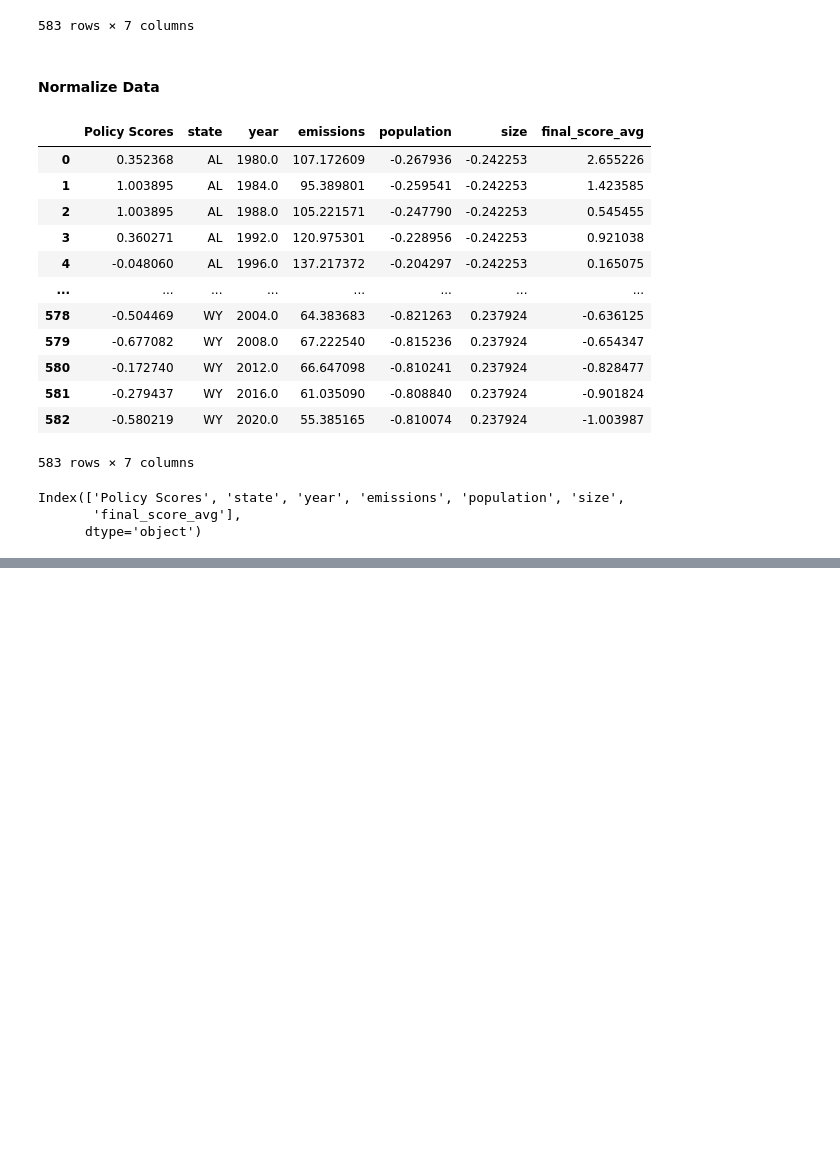
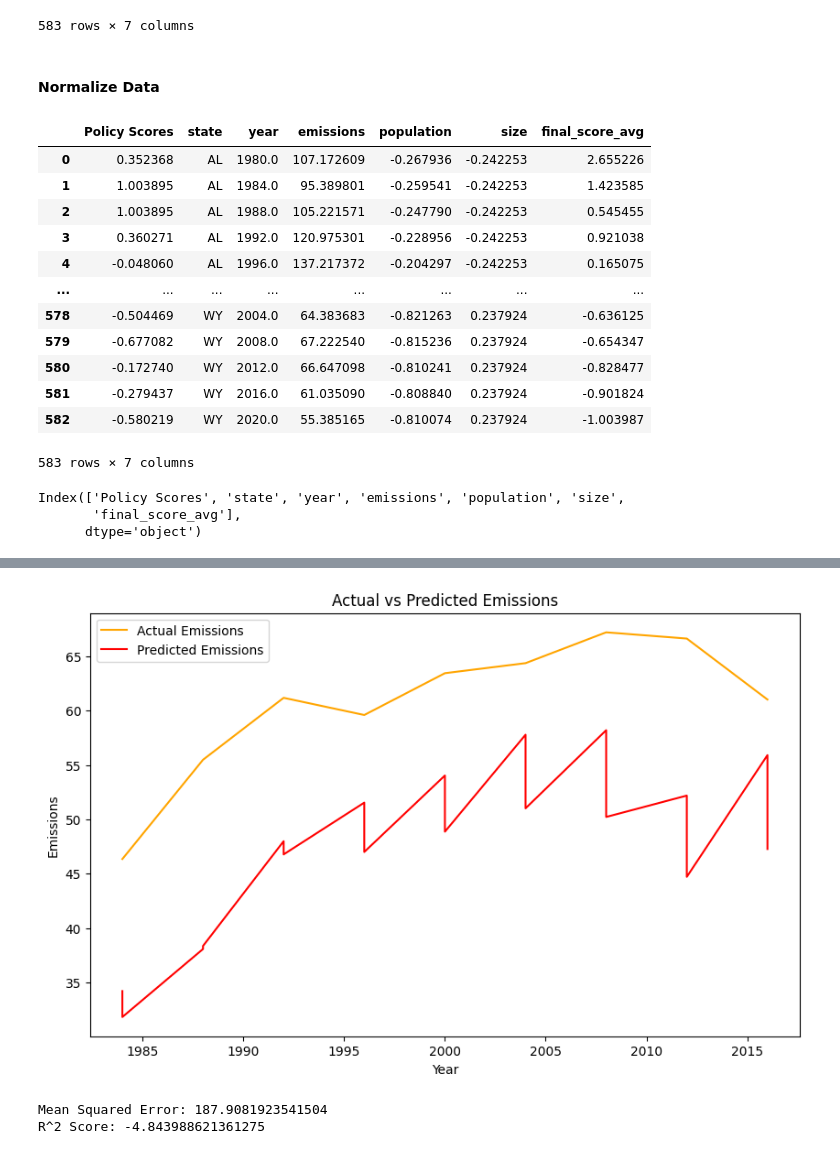
Before and after one commit to AyalYakobe/AirPollutionByPolitics, a Jupyter notebook: overview.ipynb, the cells around one changed output, grey strips where cells are left out. Saved outputs shown, nothing was run; the diff lists cells and outputs as text; code cells hidden in the pictures; blank space fills up the shorter version.

```diff
--- a/overview.ipynb
+++ b/overview.ipynb
@@ -718,0 +648,80 @@ unnorm_final_df_imputed
+# %%
+import pandas as pd
+from sklearn.ensemble import RandomForestRegressor
+from sklearn.metrics import mean_squared_error, r2_score
+import matplotlib.pyplot as plt
+
+# Assuming 'data' is your DataFrame (final_df_imputed)
+data = final_df_imputed
+
+# Convert 'year' index to integers to avoid float64 issues
+data.index = data.index.astype(int)
+
+# Function to split the data into 10-year intervals
+def split_into_10_year_intervals(df):
+    intervals = []
+    years = df.index.unique()  # Get the unique years from the index
+    for start_year in range(years.min(), years.max() - 9):  # Use years.min() and years.max()
+        end_year = start_year + 9
+        interval = df[(df.index >= start_year) & (df.index <= end_year)]
+        intervals.append(interval)
+    return intervals
+
+# Split the data into 10-year intervals
+intervals = split_into_10_year_intervals(data)
+
+# Prepare the data and train the model for each interval
+predictions = []
+actual_emissions = []
+
+for interval in intervals:
+    # Split the data into features and target variable
+    X = interval.drop(columns=['emissions'])
+    y = interval['emissions']
+
+    # Split the interval into training and testing sets (using the last year for testing)
+    train_data = X.iloc[:-1]
+    test_data = X.iloc[-1:]
+
+    train_target = y.iloc[:-1]
+    test_target = y.iloc[-1:]
+
+    # Train the Random Forest model
+    model = RandomForestRegressor(n_estimators=100, random_state=42)
+    model.fit(train_data, train_target)
+
+    # Predict emissions for the test year
+    predictions.append(model.predict(test_data)[0])
+    actual_emissions.append(test_target.values[0])
+
+# Calculate the model's performance
+mse = mean_squared_error(actual_emissions, predictions)
+r2 = r2_score(actual_emissions, predictions)
+
+# Display the results
+pred_df = pd.DataFrame({
+    'Year': [intervals[i].index[-1] for i in range(len(intervals))],  # Correctly extract the last year of each interval
+    'Actual Emissions': actual_emissions,
+    'Predicted Emissions': predictions
+})
+
+# Plot the actual vs predicted emissions
+plt.figure(figsize=(10, 6))
+plt.plot(pred_df['Year'], pred_df['Actual Emissions'], label='Actual Emissions', color='orange')
+plt.plot(pred_df['Year'], pred_df['Predicted Emissions'], label='Predicted Emissions', color='red')
+plt.legend()
+plt.title('Actual vs Predicted Emissions')
+plt.xlabel('Year')
+plt.ylabel('Emissions')
+plt.show()
+
+# Print model performance
+print(f'Mean Squared Error: {mse}')
+print(f'R^2 Score: {r2}')
+
+# Show the predictions
+pred_df
+# %% [output]
+[figure, added]
+Mean Squared Error: 187.9081923541504
+R^2 Score: -4.843988621361275
```
Also changed, not shown: parts of 17 cells of this notebook, 1 other file.
